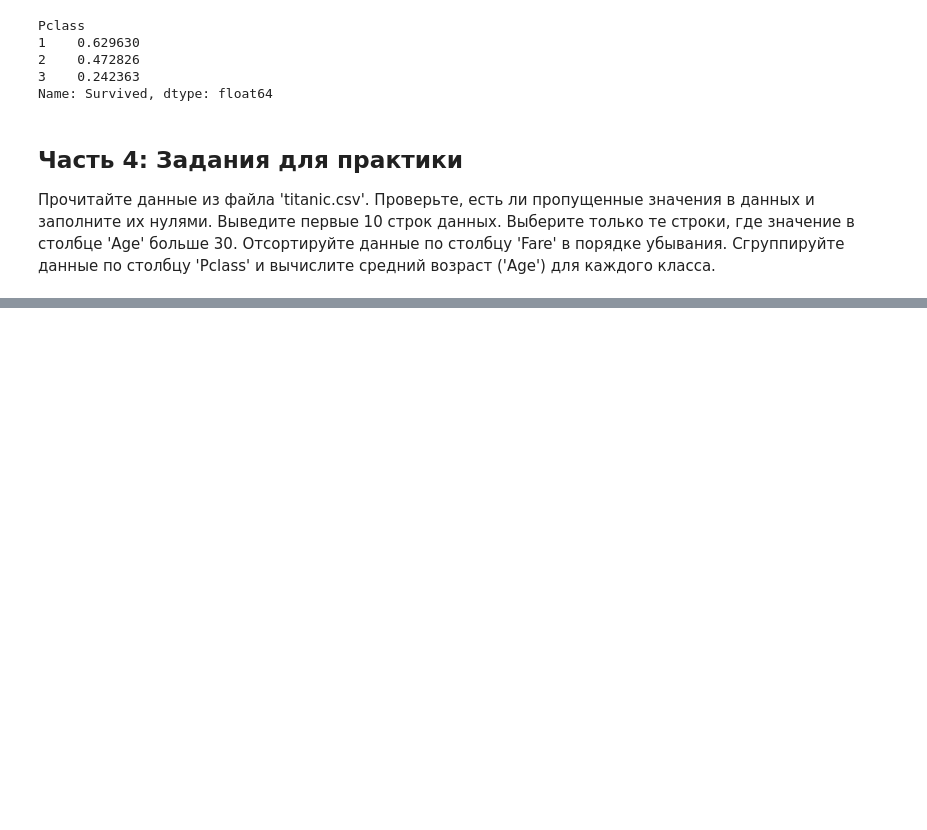
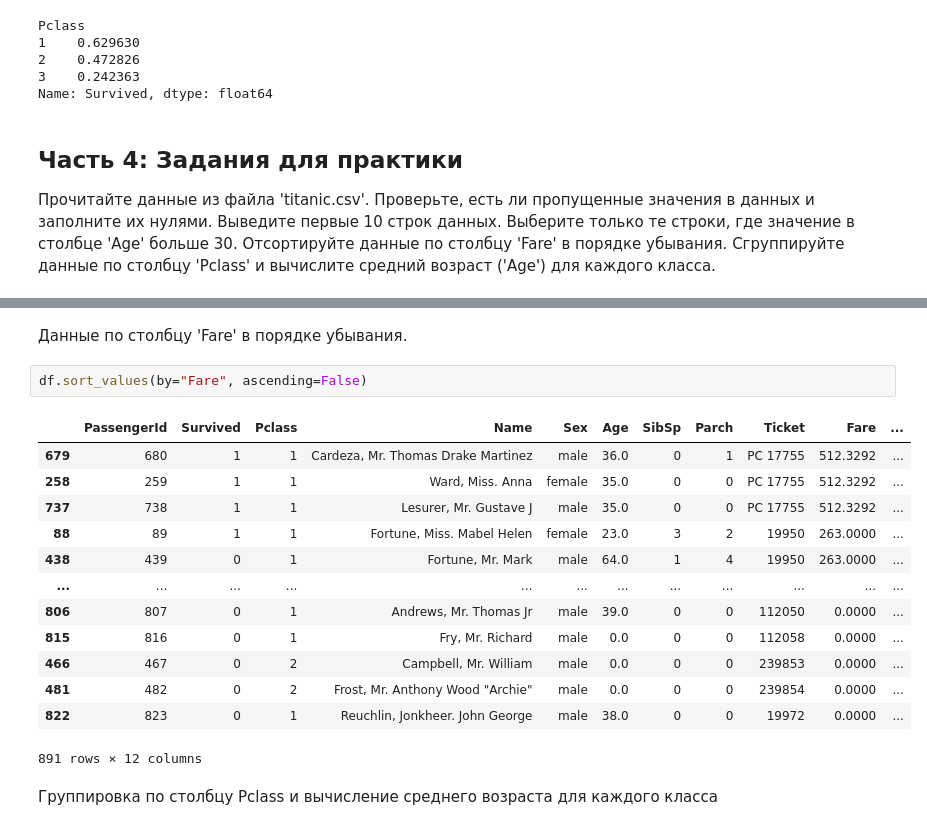
Before and after one commit to gataulindanil/lab2.2, a Jupyter notebook: pandas.ipynb, the cells around one changed output, grey strips where cells are left out. Cells and saved outputs as stored; diff of their text form; blank space fills up the shorter version.

```diff
--- a/pandas.ipynb
+++ b/pandas.ipynb
@@ -218,0 +275,20 @@ Name: Age, dtype: float64
+# %% [markdown]
+Данные по столбцу 'Fare' в порядке убывания.
+# %%
+df.sort_values(by="Fare", ascending=False)
+# %% [output]
+|  | PassengerId | Survived | Pclass | Name | Sex | Age | SibSp | Parch | Ticket | Fare | ... |
+| 679 | 680 | 1 | 1 | Cardeza, Mr. Thomas Drake Martinez | male | 36.0 | 0 | 1 | PC 17755 | 512.3292 | ... |
+| 258 | 259 | 1 | 1 | Ward, Miss. Anna | female | 35.0 | 0 | 0 | PC 17755 | 512.3292 | ... |
+| 737 | 738 | 1 | 1 | Lesurer, Mr. Gustave J | male | 35.0 | 0 | 0 | PC 17755 | 512.3292 | ... |
+| 88 | 89 | 1 | 1 | Fortune, Miss. Mabel Helen | female | 23.0 | 3 | 2 | 19950 | 263.0000 | ... |
+| 438 | 439 | 0 | 1 | Fortune, Mr. Mark | male | 64.0 | 1 | 4 | 19950 | 263.0000 | ... |
+| ... | ... | ... | ... | ... | ... | ... | ... | ... | ... | ... | ... |
+| 806 | 807 | 0 | 1 | Andrews, Mr. Thomas Jr | male | 39.0 | 0 | 0 | 112050 | 0.0000 | ... |
+| 815 | 816 | 0 | 1 | Fry, Mr. Richard | male | 0.0 | 0 | 0 | 112058 | 0.0000 | ... |
+| 466 | 467 | 0 | 2 | Campbell, Mr. William | male | 0.0 | 0 | 0 | 239853 | 0.0000 | ... |
+| 481 | 482 | 0 | 2 | Frost, Mr. Anthony Wood "Archie" | male | 0.0 | 0 | 0 | 239854 | 0.0000 | ... |
+| 822 | 823 | 0 | 1 | Reuchlin, Jonkheer. John George | male | 38.0 | 0 | 0 | 19972 | 0.0000 | ... |
+891 rows × 12 columns
+# %% [markdown]
+Группировка по столбцу Pclass и вычисление среднего возраста для каждого класса
```
Also changed, not shown: parts of 10 cells of this notebook, 1 other file.
